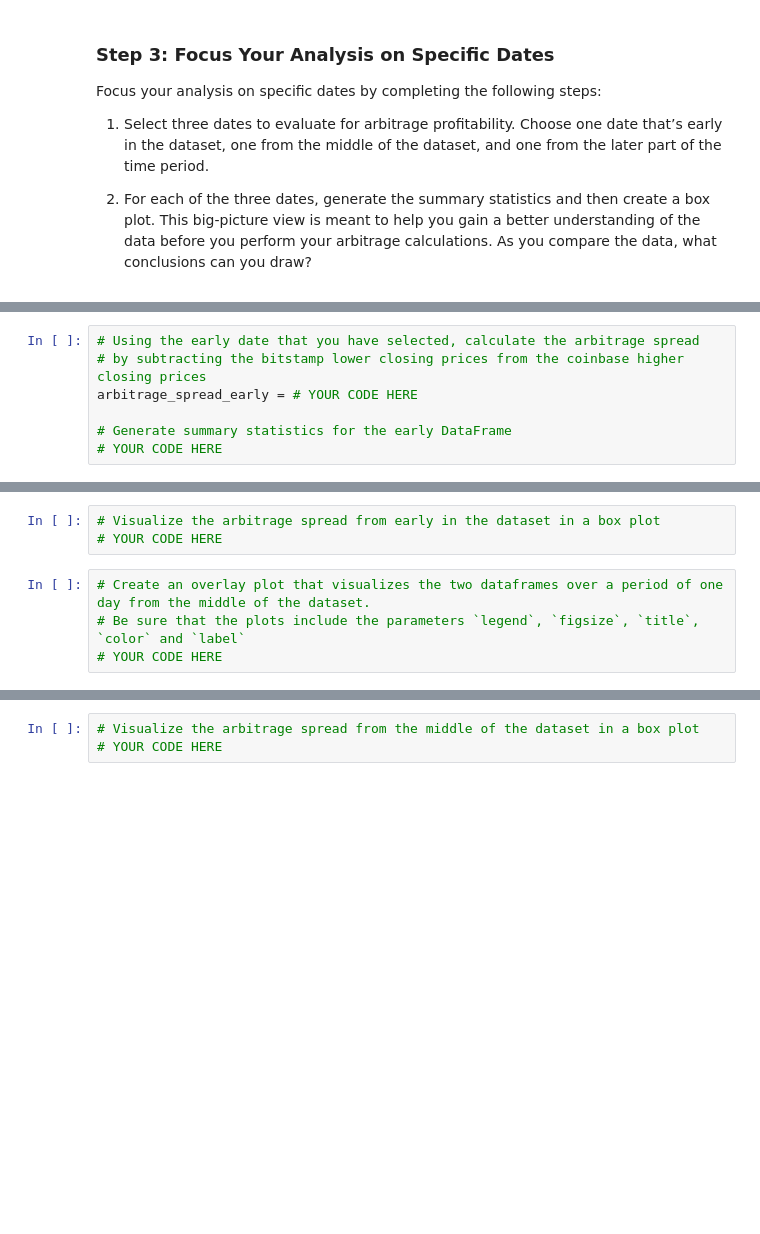
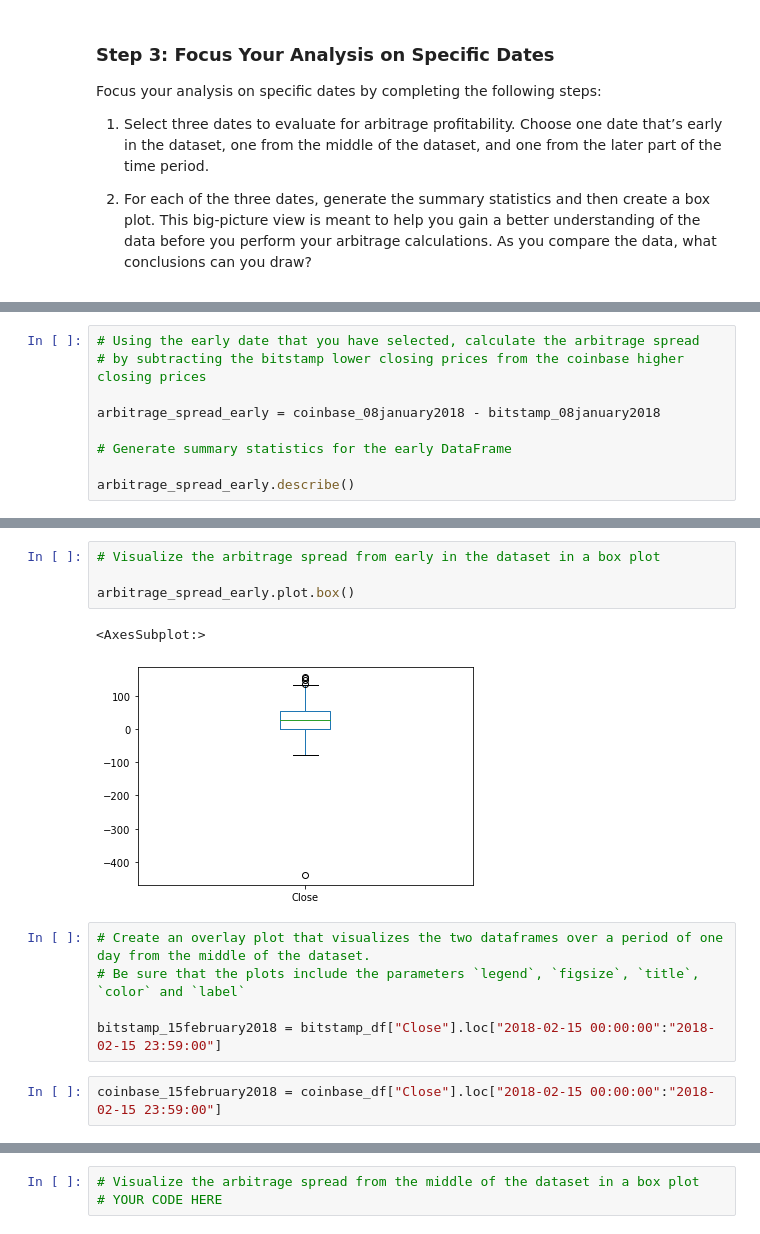
Before and after one commit to aaron-elliott/Challenge_3, a Jupyter notebook: crypto_arbitrage.ipynb, the cells around one changed output, grey strips where cells are left out. Drawn from its saved outputs; the diff is of its cells as text; blank space fills up the shorter version.

Commit message:
crypto arbitrage before boxplots
code before adding codes for boxplots

```diff
--- a/crypto_arbitrage.ipynb
+++ b/crypto_arbitrage.ipynb
@@ -308,7 +345,9 @@ Focus your analysis on specific dates by completing the following steps:
 # %%
 # Using the early date that you have selected, calculate the arbitrage spread
 # by subtracting the bitstamp lower closing prices from the coinbase higher closing prices
-arbitrage_spread_early = # YOUR CODE HERE
+
+arbitrage_spread_early = coinbase_08january2018 - bitstamp_08january2018
 
 # Generate summary statistics for the early DataFrame
-# YOUR CODE HERE
+
+arbitrage_spread_early.describe()
@@ -315,7 +374,14 @@ arbitrage_spread_early = # YOUR CODE HERE
 # %%
 # Visualize the arbitrage spread from early in the dataset in a box plot
-# YOUR CODE HERE
+
+arbitrage_spread_early.plot.box()
+# %% [output]
+<AxesSubplot:>
+[figure, added]
 # %%
 # Create an overlay plot that visualizes the two dataframes over a period of one day from the middle of the dataset.
 # Be sure that the plots include the parameters `legend`, `figsize`, `title`, `color` and `label`
-# YOUR CODE HERE
+
+bitstamp_15february2018 = bitstamp_df["Close"].loc["2018-02-15 00:00:00":"2018-02-15 23:59:00"]
+# %%
+coinbase_15february2018 = coinbase_df["Close"].loc["2018-02-15 00:00:00":"2018-02-15 23:59:00"]
```
Also changed, not shown: parts of 18 cells of this notebook.
